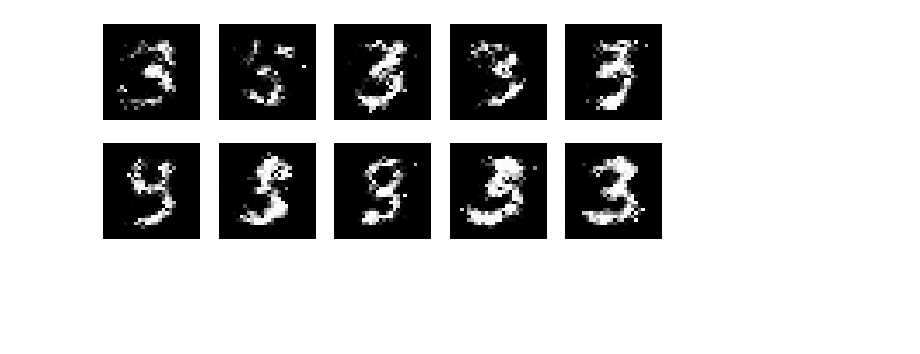
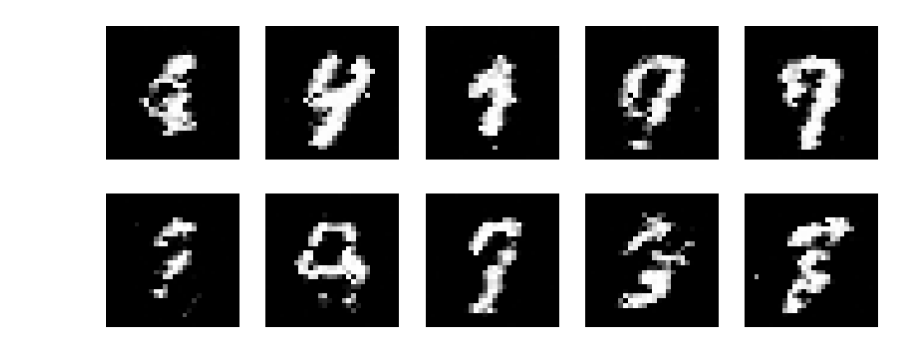
Before and after one commit to vz415/lfiax, a Jupyter notebook: examples/mnist.ipynb, the cells around one changed output. Drawn from its saved outputs; the diff is of its cells as text; code cells hidden in the pictures; blank space fills up the shorter version.

```diff
--- a/examples/mnist.ipynb
+++ b/examples/mnist.ipynb
@@ -122,7 +132,8 @@ optimizer = optax.adam(learning_rate)
 prng_seq = hk.PRNGSequence(42)
 params = log_prob.init(next(prng_seq),
                     np.zeros((1, *MNIST_IMAGE_SHAPE)),
-                    np.zeros((1, *cond_info_shape)))
+                    np.zeros((1, *cond_info_shape)),
+                    np.zeros((1, *(0,))),)
 opt_state = optimizer.init(params)
 
 train_ds = load_dataset(tfds.Split.TRAIN, batch_size)
@@ -157,26 +167,26 @@ STEP:  9900; Validation loss: -2294.535
 # %%
 import matplotlib.pyplot as plt
 
 samples = 10
 
 def plot_batch(batch: Batch) -> None:
   """Plots a batch of conditional MNIST digits."""
   images = batch.reshape((-1,) + MNIST_IMAGE_SHAPE)
   plt.figure(figsize=(10, 4))
   for i in range(10):
     plt.subplot(2, 5, i + 1)
     plt.imshow(np.squeeze(images[i]), cmap="gray")
     plt.axis("off")
   plt.show()
 
 sample = model_sample.apply(params,
                             next(prng_seq),
                             num_samples=samples,
-                            cond_data=one_hot_mnist(jnp.array([3])))
+                            cond_data=one_hot_mnist(jnp.array([9])))
 
 plot_batch(sample)
 # %% [output]
-[figure, old version]
+[figure, new version]
 # %%
 def plot_batch(batch: Sequence[Batch]) -> None:
   """Plots a batch of MNIST digits."""
```
Also changed, not shown: parts of 3 cells of this notebook, 1 other file.
